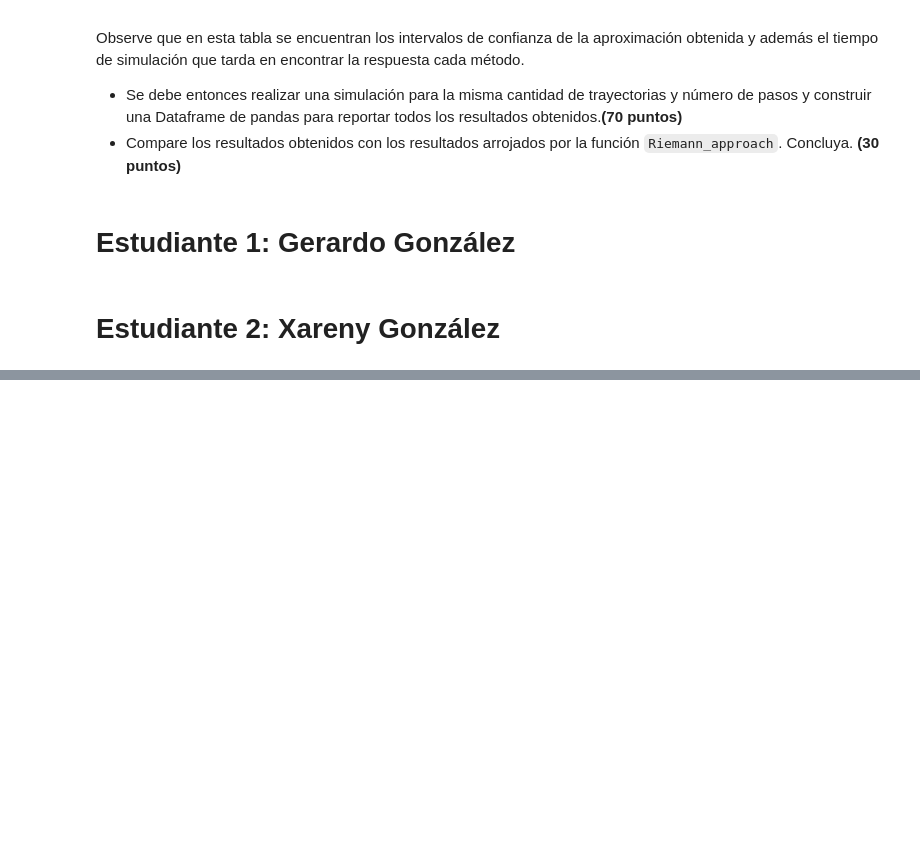
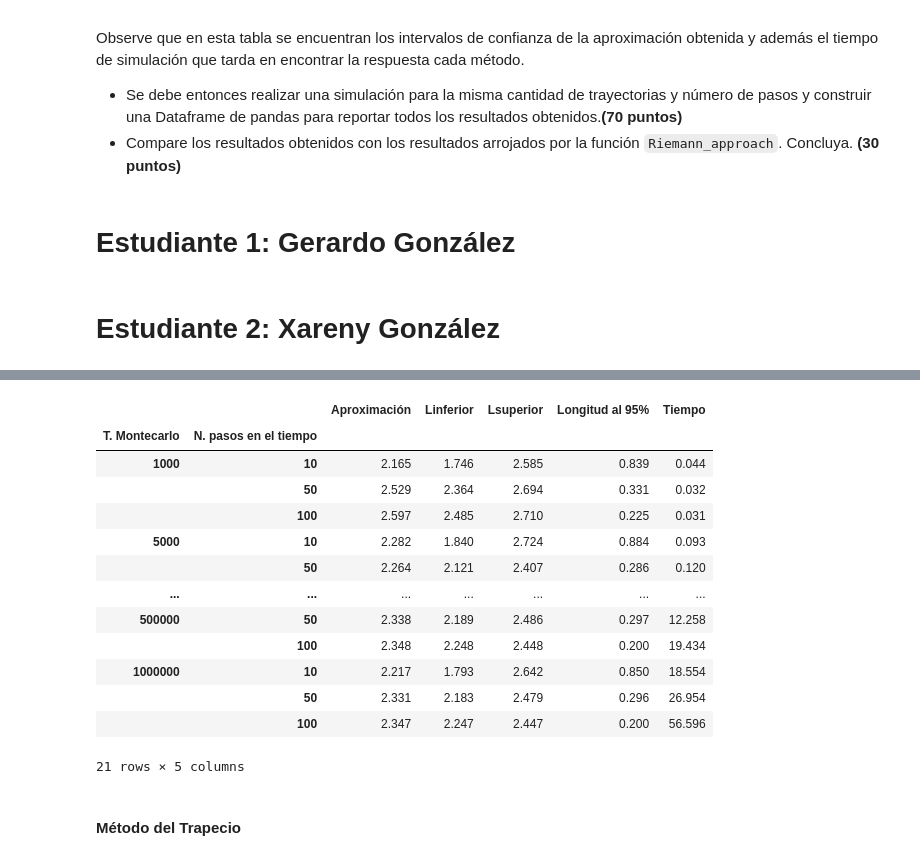
Before and after one commit to Xarenyglp/Tarea9_GonzalezGerardo_GonzalezXareny, a Jupyter notebook: Tarea9_GonzalezGerardo_GonzalezXareny.ipynb, the cells around one changed output, grey strips where cells are left out. Drawn from its saved outputs; the diff is of its cells as text; code cells hidden in the pictures; blank space fills up the shorter version.

```diff
--- a/Tarea9_GonzalezGerardo_GonzalezXareny.ipynb
+++ b/Tarea9_GonzalezGerardo_GonzalezXareny.ipynb
@@ -27,0 +482,25 @@ Observe que en esta tabla se encuentran los intervalos de confianza de la aproxi
+# %%
+
+sr_put = [[Riemann_approach(K, r, S0, j, i, sigma, T, 'Put', 0.95) for i in Ns_sim] for j in Nt_sim]
+# %%
+putRim = pd.DataFrame(valores(sr_put),
+                                 columns=['Aproximación', 'Linferior', 'Lsuperior', 'Longitud al 95%', 'Tiempo'],
+                                 index=pd.MultiIndex.from_arrays(index, names=('T. Montecarlo', 'N. pasos en el tiempo')))
+putRim
+# %% [output]
+|  |  | Aproximación | Linferior | Lsuperior | Longitud al 95% | Tiempo |
+| T. Montecarlo | N. pasos en el tiempo |  |  |  |  |  |
+| 1000 | 10 | 2.165 | 1.746 | 2.585 | 0.839 | 0.044 |
+|  | 50 | 2.529 | 2.364 | 2.694 | 0.331 | 0.032 |
+|  | 100 | 2.597 | 2.485 | 2.710 | 0.225 | 0.031 |
+| 5000 | 10 | 2.282 | 1.840 | 2.724 | 0.884 | 0.093 |
+|  | 50 | 2.264 | 2.121 | 2.407 | 0.286 | 0.120 |
+| ... | ... | ... | ... | ... | ... | ... |
+| 500000 | 50 | 2.338 | 2.189 | 2.486 | 0.297 | 12.258 |
+|  | 100 | 2.348 | 2.248 | 2.448 | 0.200 | 19.434 |
+| 1000000 | 10 | 2.217 | 1.793 | 2.642 | 0.850 | 18.554 |
+|  | 50 | 2.331 | 2.183 | 2.479 | 0.296 | 26.954 |
+|  | 100 | 2.347 | 2.247 | 2.447 | 0.200 | 56.596 |
+21 rows × 5 columns
+# %% [markdown]
+#### Método del Trapecio
```
Also changed, not shown: parts of 26 cells of this notebook.
